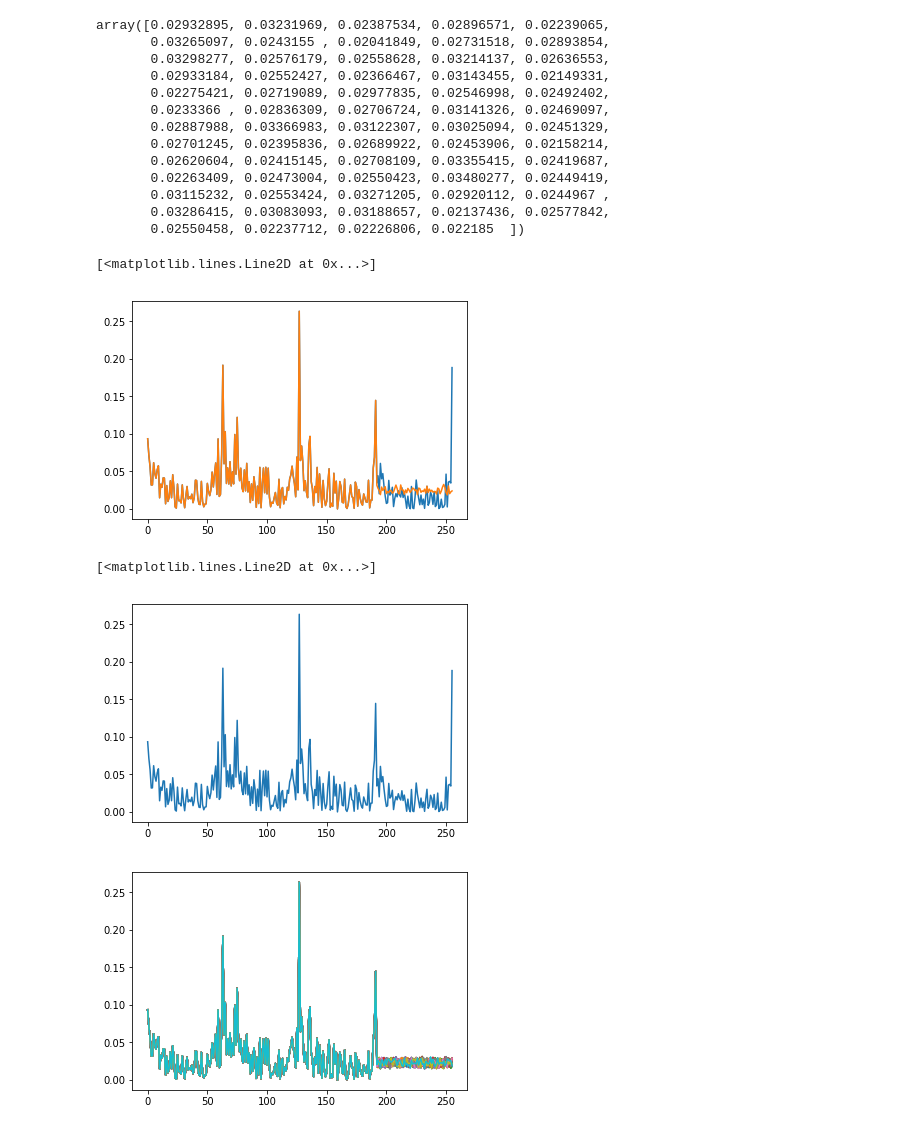
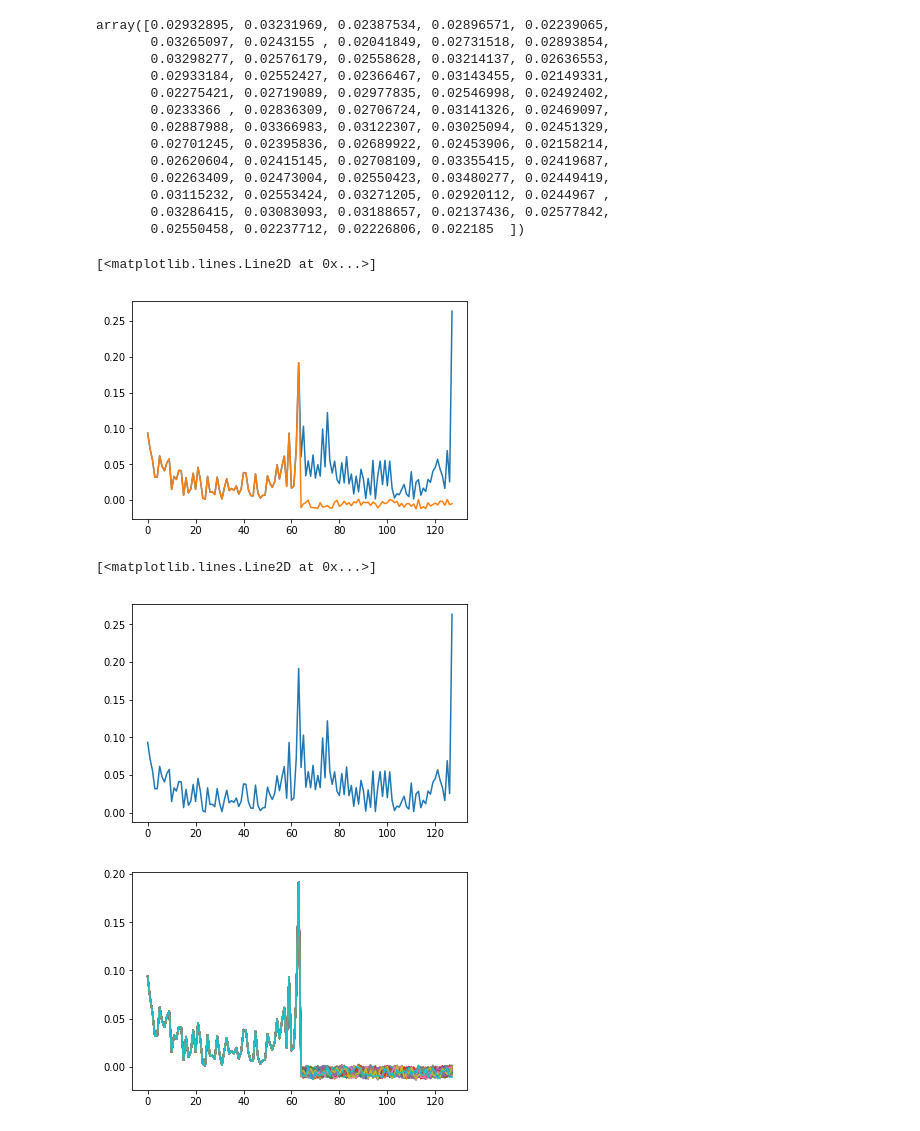
Before and after one commit to emilyj19/TS, a Jupyter notebook: SQF_RNN_model.ipynb, the cells around one changed output. Cells and saved outputs as stored; diff of their text form; code cells hidden in the pictures.

```diff
--- a/SQF_RNN_model.ipynb
+++ b/SQF_RNN_model.ipynb
@@ -134,6 +124,7 @@ def sqf(theta, quantile):
 
   return qf
 # %%
+#create covariates - currently one hot vector 64 dims but experiment with different ideas
 def create_covariate_data(input_data, freq): #this is assuming that data starts at beginning of day and ends at last bin of the day
   num_series, len_series = input_data.shape
   days = int(len_series/freq)
@@ -144,7 +135,7 @@ def create_covariate_data(input_data, freq): #this is assuming that data starts
       for t in range(freq):
         one_hot = np.zeros(freq)
         one_hot[t] = 1
-        covariate_vectors[n, d*64 + t, 0] = input_data[n, d*64 + t]
-        covariate_vectors[n, d*64 + t, 1:] = one_hot
+        covariate_vectors[n, d*freq + t, 0] = input_data[n, d*freq + t]
+        covariate_vectors[n, d*freq + t, 1:] = one_hot
 
   return covariate_vectors
@@ -185,7 +209,7 @@ class Encoder(nn.Module):
 learning_rate = 0.0005
 #learning_rate_decay =
 num_epochs = 20
-T = 3*64
+T = 64
 num_paths = 50
 pred_length = 64
 num_lstm_layers = 2
@@ -311,7 +324,7 @@ plt.plot(train_loss)
 # %%
 #test data
 test_data = test_vols[0, 0:int(T/64)]
-test_data = test_data.flatten()
+test_data = test_data.reshape((test_data))
 test_data_norm = test_data/np.amax(test_vols[0])
 
 plt.plot(test_data_norm)
@@ -373,10 +385,10 @@ array([0.02932895, 0.03231969, 0.02387534, 0.02896571, 0.02239065,
        0.02550458, 0.02237712, 0.02226806, 0.022185  ])
 # %%
 plt.plot(actual_test_data_norm)
-plt.plot(paths[2])
+plt.plot(paths[12])
 # %% [output]
 [<matplotlib.lines.Line2D at 0x...>]
-[figure, old version]
+[figure, new version]
 # %%
 actual_test_data = test_vols[0,0:int(T/64)+1]
 actual_test_data = actual_test_data.flatten()
@@ -385,9 +397,9 @@ actual_test_data_norm = actual_test_data/np.amax(test_vols[0])
 plt.plot(actual_test_data_norm)
 # %% [output]
 [<matplotlib.lines.Line2D at 0x...>]
-[figure, old version]
+[figure, new version]
 # %%
 for i in range(num_paths):
   plt.plot(paths[i])
 # %% [output]
-[figure, old version]
+[figure, new version]
```
Also changed, not shown: parts of 11 cells of this notebook.
